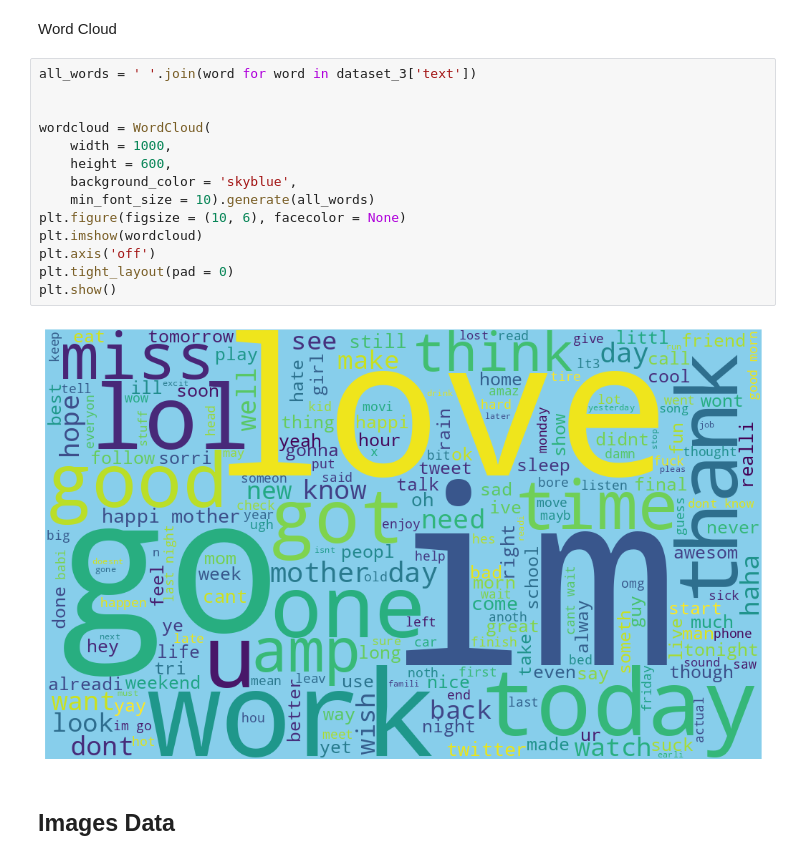
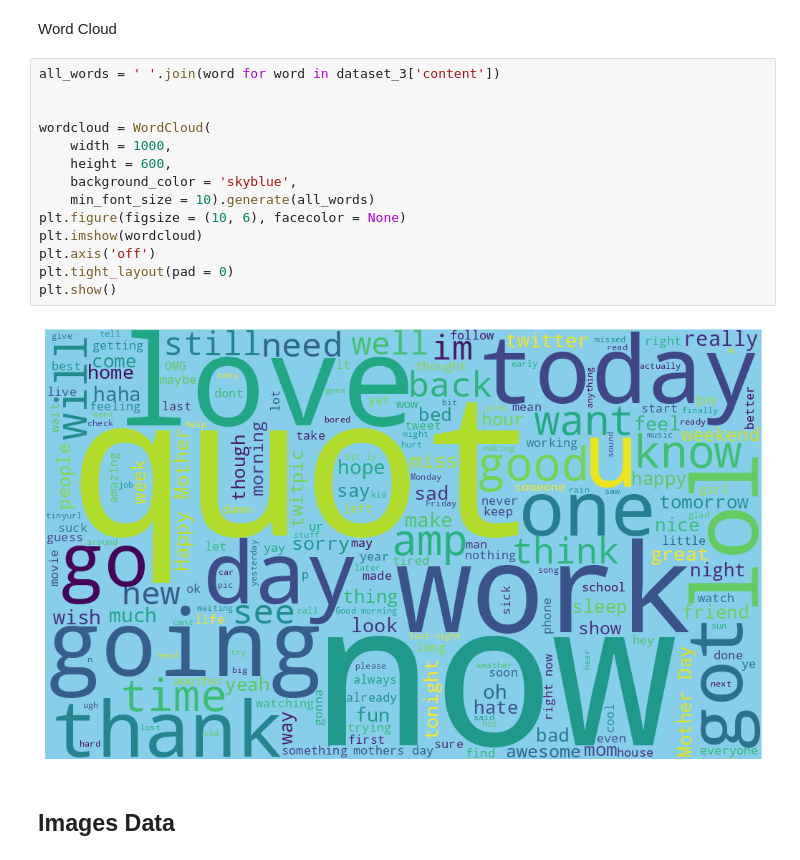
Before and after one commit to owenc8/Week2_DataPreprocessing, a Jupyter notebook: Week 2.ipynb, the cells around one changed output. Saved outputs shown, nothing was run; the diff lists cells and outputs as text.

```diff
--- a/Week 2.ipynb
+++ b/Week 2.ipynb
@@ -464,21 +469,21 @@ TypeError: argument of type 'LazyCorpusLoader' is not iterable
 # %% [markdown]
 Word Cloud
 # %%
-all_words = ' '.join(word for word in dataset_3['text'])
+all_words = ' '.join(word for word in dataset_3['content'])
 
 
 wordcloud = WordCloud(
     width = 1000,
     height = 600,
     background_color = 'skyblue',
     min_font_size = 10).generate(all_words)
 plt.figure(figsize = (10, 6), facecolor = None)
 plt.imshow(wordcloud)
 plt.axis('off')
 plt.tight_layout(pad = 0)
 plt.show()
 # %% [output]
-[figure, old version]
+[figure, new version]
 # %% [markdown]
 ## **Images Data**
 # %% [markdown]
```
Also changed, not shown: parts of 2 cells of this notebook.
